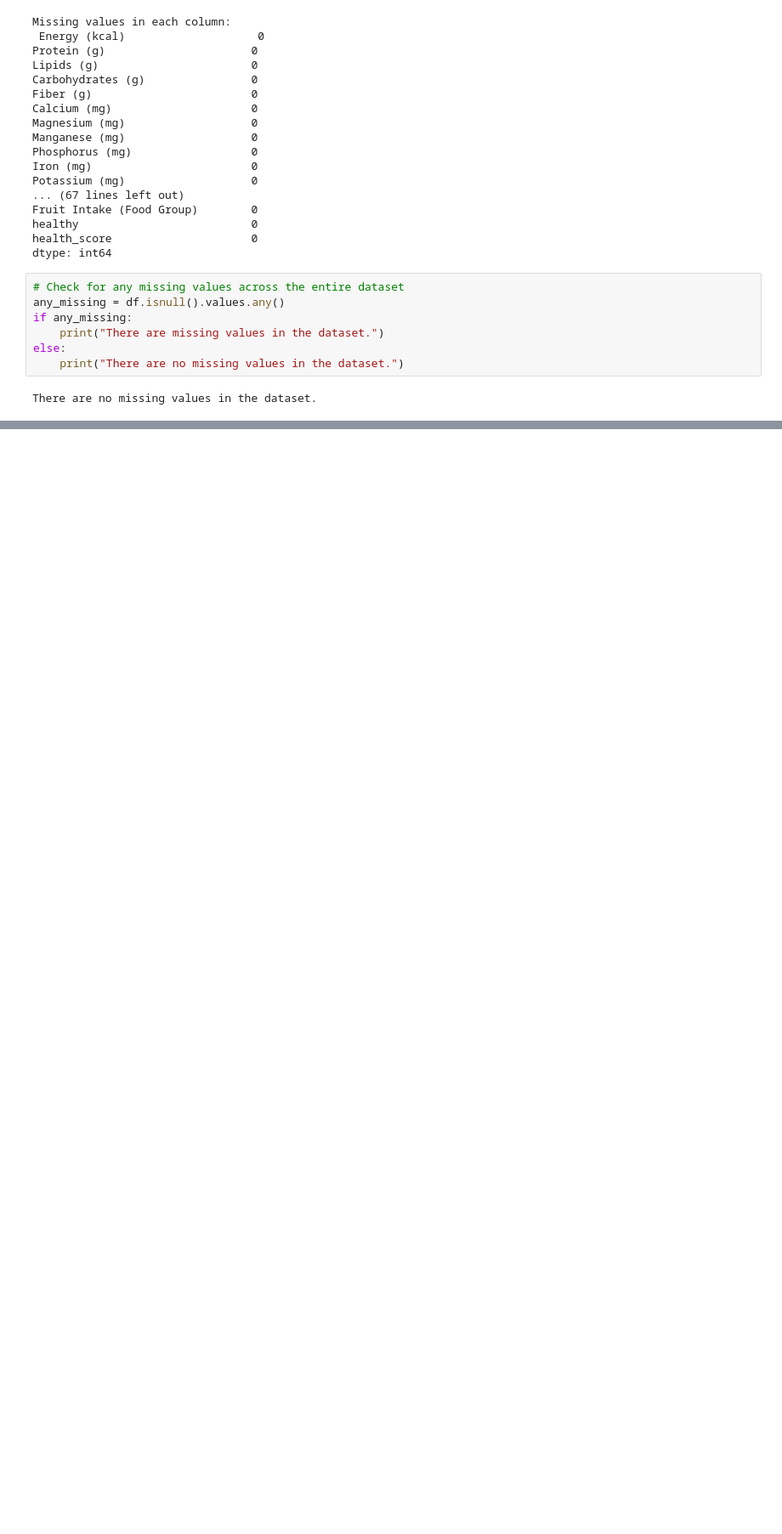
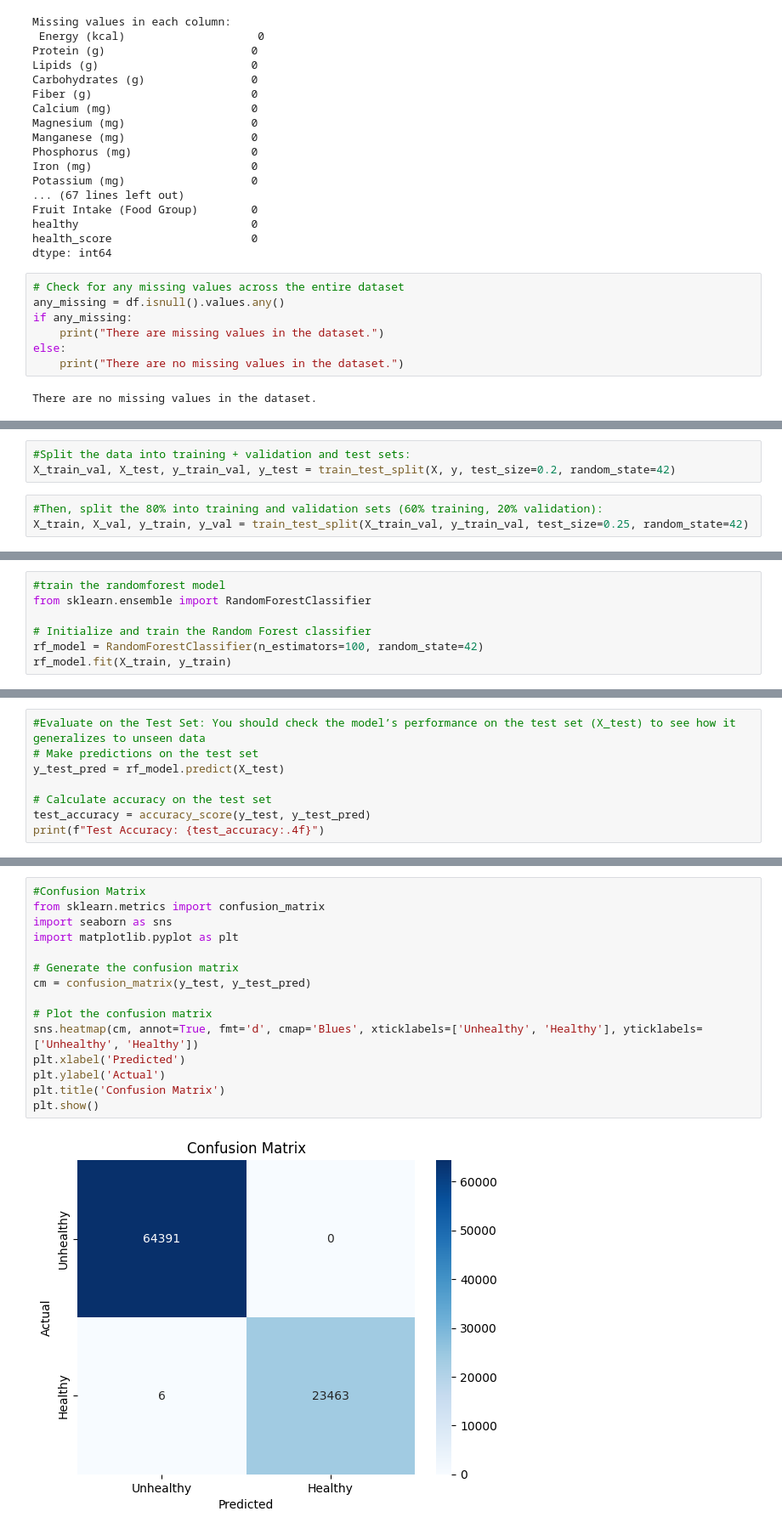
Before and after one commit to XavierRolex/Food-Classification-Model, a Jupyter notebook: Updated (2).ipynb, the cells around one changed output, grey strips where cells are left out. Shown at 85% size. Cells and saved outputs as stored; diff of their text form; blank space fills up the shorter version.

```diff
--- a/Updated (2).ipynb
+++ b/Updated (2).ipynb
@@ -974,0 +1003,6 @@ There are no missing values in the dataset.
+# %%
+#Split the data into training + validation and test sets:
+X_train_val, X_test, y_train_val, y_test = train_test_split(X, y, test_size=0.2, random_state=42)
+# %%
+#Then, split the 80% into training and validation sets (60% training, 20% validation):
+X_train, X_val, y_train, y_val = train_test_split(X_train_val, y_train_val, test_size=0.25, random_state=42)
@@ -974,0 +1045,7 @@ There are no missing values in the dataset.
+# %%
+#train the randomforest model
+from sklearn.ensemble import RandomForestClassifier
+
+# Initialize and train the Random Forest classifier
+rf_model = RandomForestClassifier(n_estimators=100, random_state=42)
+rf_model.fit(X_train, y_train)
@@ -974,0 +1070,8 @@ There are no missing values in the dataset.
+# %%
+#Evaluate on the Test Set: You should check the model’s performance on the test set (X_test) to see how it generalizes to unseen data
+# Make predictions on the test set
+y_test_pred = rf_model.predict(X_test)
+
+# Calculate accuracy on the test set
+test_accuracy = accuracy_score(y_test, y_test_pred)
+print(f"Test Accuracy: {test_accuracy:.4f}")
@@ -974,0 +1097,17 @@ There are no missing values in the dataset.
+# %%
+#Confusion Matrix
+from sklearn.metrics import confusion_matrix
+import seaborn as sns
+import matplotlib.pyplot as plt
+
+# Generate the confusion matrix
+cm = confusion_matrix(y_test, y_test_pred)
+
+# Plot the confusion matrix
+sns.heatmap(cm, annot=True, fmt='d', cmap='Blues', xticklabels=['Unhealthy', 'Healthy'], yticklabels=['Unhealthy', 'Healthy'])
+plt.xlabel('Predicted')
+plt.ylabel('Actual')
+plt.title('Confusion Matrix')
+plt.show()
+# %% [output]
+[figure, added]
```
Also changed, not shown: parts of 35 cells of this notebook, 2 other files.
